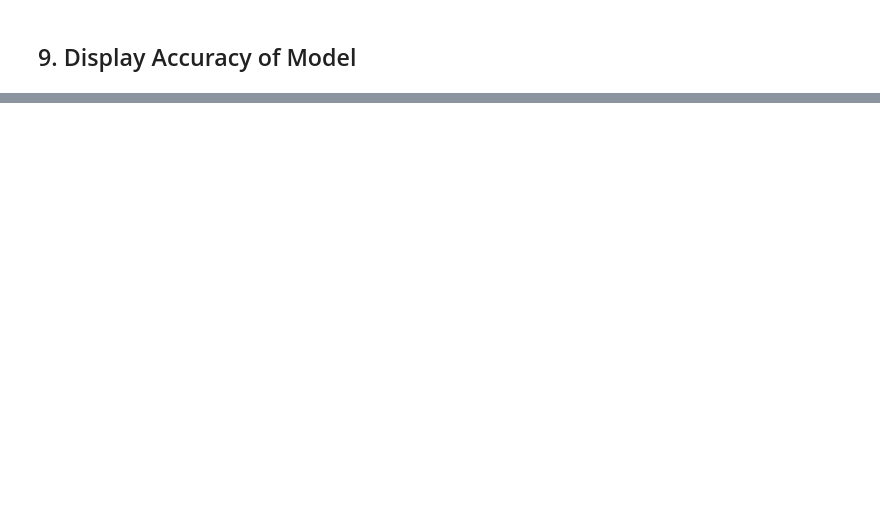
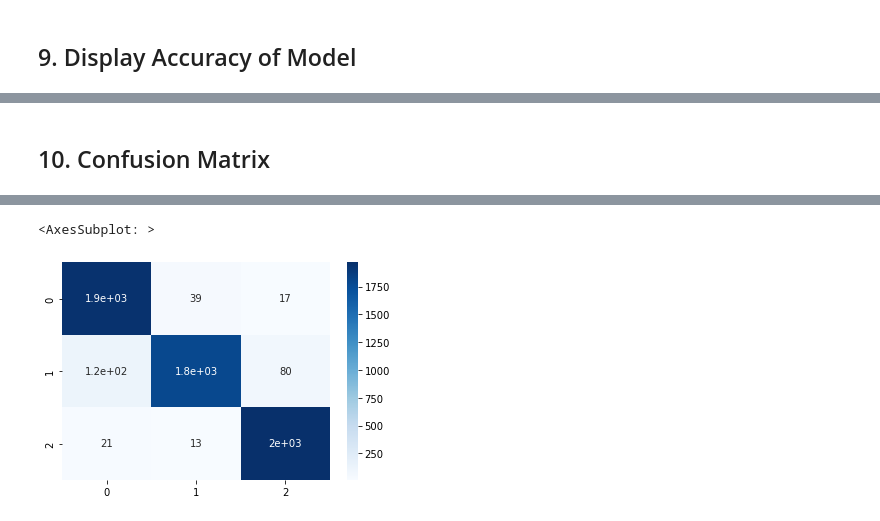
Before and after one commit to c-hammer45/ShapesClassification, a Jupyter notebook: Shapes_Classification.ipynb, the cells around one changed output, grey strips where cells are left out. Cells and saved outputs as stored; diff of their text form; code cells hidden in the pictures; blank space fills up the shorter version.

```diff
--- a/Shapes_Classification.ipynb
+++ b/Shapes_Classification.ipynb
@@ -169,6 +166,0 @@ accuracy of model:  0.9663333296775818
-# %%
-y_pred = model.predict(x_test)
-y_pred_class = np.argmax(y_pred, axis=1)
-y_true = np.argmax(y_test, axis=1)
-conf_mat = confusion_matrix(y_true, y_pred_class, labels=[0,1,2])
-sns.heatmap(conf_mat/np.sum(conf_mat), annot=True, fmt = '0.3%', cmap="Reds")
@@ -178,0 +167,11 @@ sns.heatmap(conf_mat/np.sum(conf_mat), annot=True, fmt = '0.3%', cmap="Reds")
+# %% [markdown]
+## 10. Confusion Matrix
+# %%
+#labels predicted from model
+y_pred = np.argmax(model.predict(x_test), axis=1)
+#true, testing labels
+y_true = np.argmax(y_test, axis=1)
+#confusion matrix to display results
+conf_mat = confusion_matrix(y_true, y_pred_class, labels=[0,1,2])
+sns.heatmap(conf_mat, annot=True, cmap="Blues")
+# %% [output]
@@ -178,0 +179,2 @@ sns.heatmap(conf_mat/np.sum(conf_mat), annot=True, fmt = '0.3%', cmap="Reds")
+<AxesSubplot: >
+[figure, added]
```
Also changed, not shown: parts of 11 cells of this notebook.
